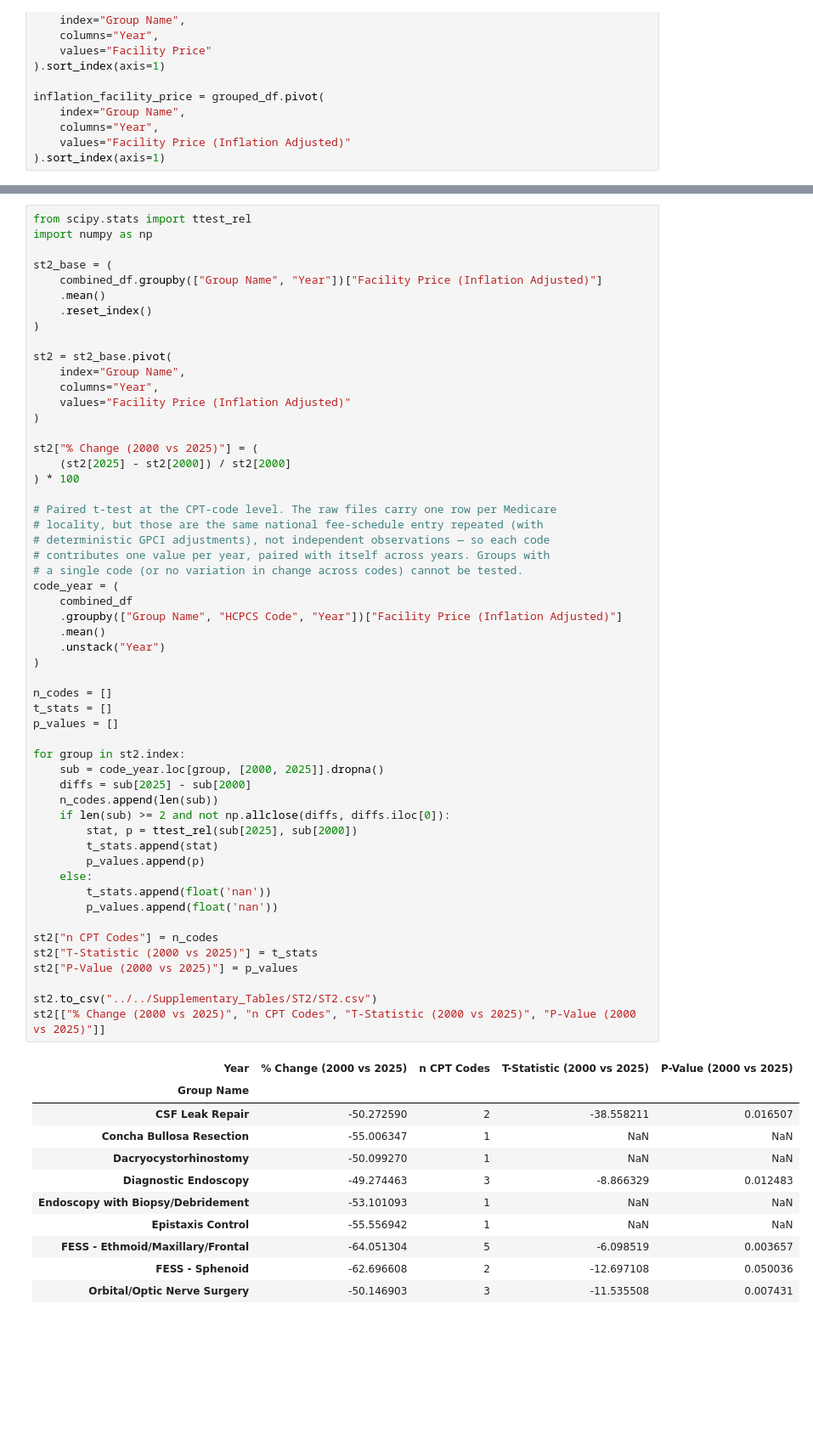
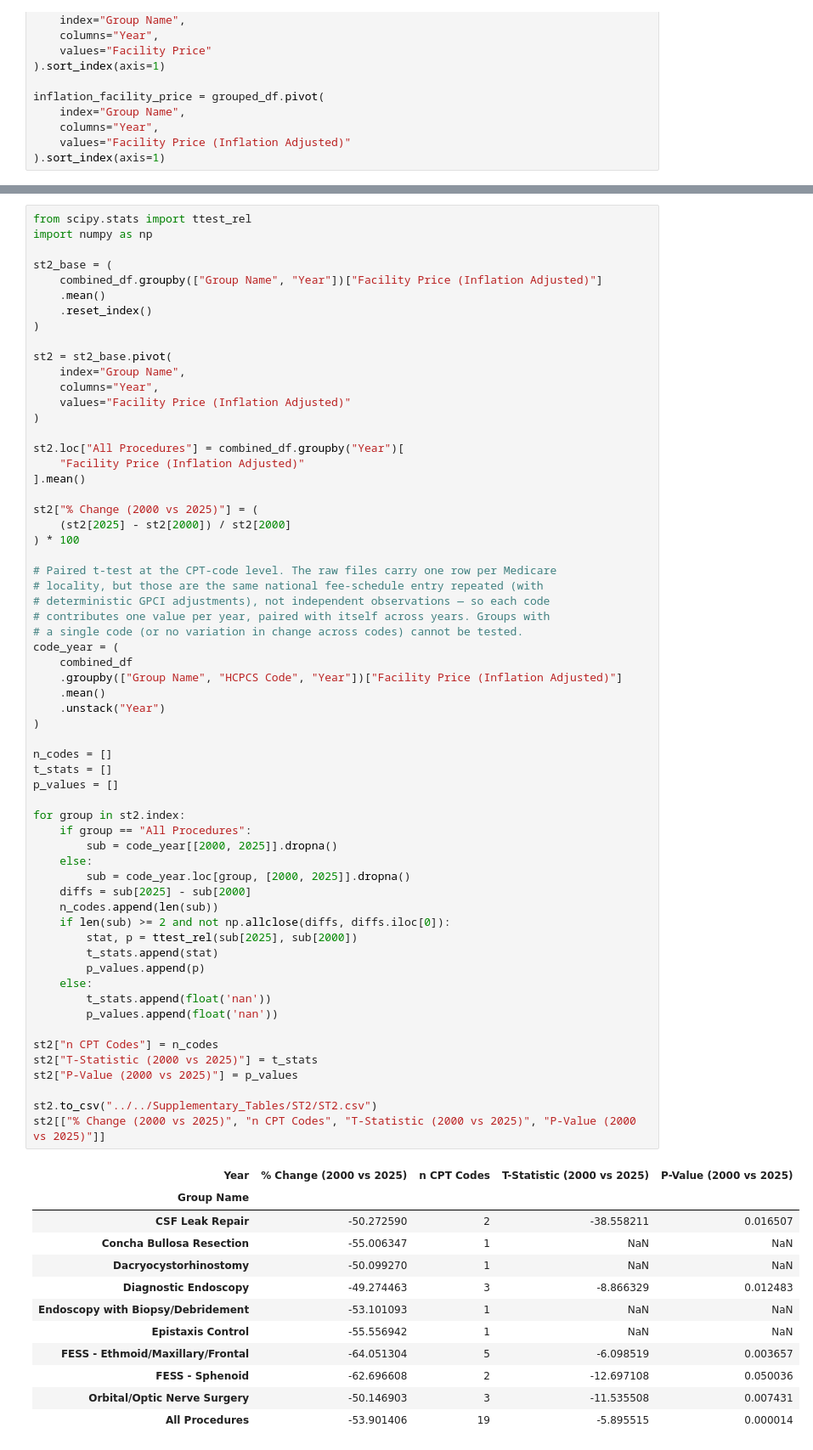
Before and after one commit to ravibandaru-lab/rhinology_reimbursement, a Jupyter notebook: Main_Figures/F1/F1.ipynb, the cells around one changed output, grey strips where cells are left out. Shown at 85% size. Cells and saved outputs as stored; diff of their text form; blank space fills up the shorter version.

```diff
--- a/Main_Figures/F1/F1.ipynb
+++ b/Main_Figures/F1/F1.ipynb
@@ -223,6 +303,10 @@ st2 = st2_base.pivot(
     columns="Year",
     values="Facility Price (Inflation Adjusted)"
 )
+
+st2.loc["All Procedures"] = combined_df.groupby("Year")[
+    "Facility Price (Inflation Adjusted)"
+].mean()
 
 st2["% Change (2000 vs 2025)"] = (
     (st2[2025] - st2[2000]) / st2[2000]
@@ -245,32 +329,36 @@ t_stats = []
 p_values = []
 
 for group in st2.index:
-    sub = code_year.loc[group, [2000, 2025]].dropna()
+    if group == "All Procedures":
+        sub = code_year[[2000, 2025]].dropna()
+    else:
+        sub = code_year.loc[group, [2000, 2025]].dropna()
     diffs = sub[2025] - sub[2000]
     n_codes.append(len(sub))
     if len(sub) >= 2 and not np.allclose(diffs, diffs.iloc[0]):
         stat, p = ttest_rel(sub[2025], sub[2000])
         t_stats.append(stat)
         p_values.append(p)
     else:
         t_stats.append(float('nan'))
         p_values.append(float('nan'))
 
 st2["n CPT Codes"] = n_codes
 st2["T-Statistic (2000 vs 2025)"] = t_stats
 st2["P-Value (2000 vs 2025)"] = p_values
 
 st2.to_csv("../../Supplementary_Tables/ST2/ST2.csv")
 st2[["% Change (2000 vs 2025)", "n CPT Codes", "T-Statistic (2000 vs 2025)", "P-Value (2000 vs 2025)"]]
 # %% [output]
 | Year | % Change (2000 vs 2025) | n CPT Codes | T-Statistic (2000 vs 2025) | P-Value (2000 vs 2025) |
 | Group Name |  |  |  |  |
 | CSF Leak Repair | -50.272590 | 2 | -38.558211 | 0.016507 |
 | Concha Bullosa Resection | -55.006347 | 1 | NaN | NaN |
 | Dacryocystorhinostomy | -50.099270 | 1 | NaN | NaN |
 | Diagnostic Endoscopy | -49.274463 | 3 | -8.866329 | 0.012483 |
 | Endoscopy with Biopsy/Debridement | -53.101093 | 1 | NaN | NaN |
 | Epistaxis Control | -55.556942 | 1 | NaN | NaN |
 | FESS - Ethmoid/Maxillary/Frontal | -64.051304 | 5 | -6.098519 | 0.003657 |
 | FESS - Sphenoid | -62.696608 | 2 | -12.697108 | 0.050036 |
 | Orbital/Optic Nerve Surgery | -50.146903 | 3 | -11.535508 | 0.007431 |
+| All Procedures | -53.901406 | 19 | -5.895515 | 0.000014 |
```
Also changed, not shown: parts of 1 cell of this notebook, 21 other files.
